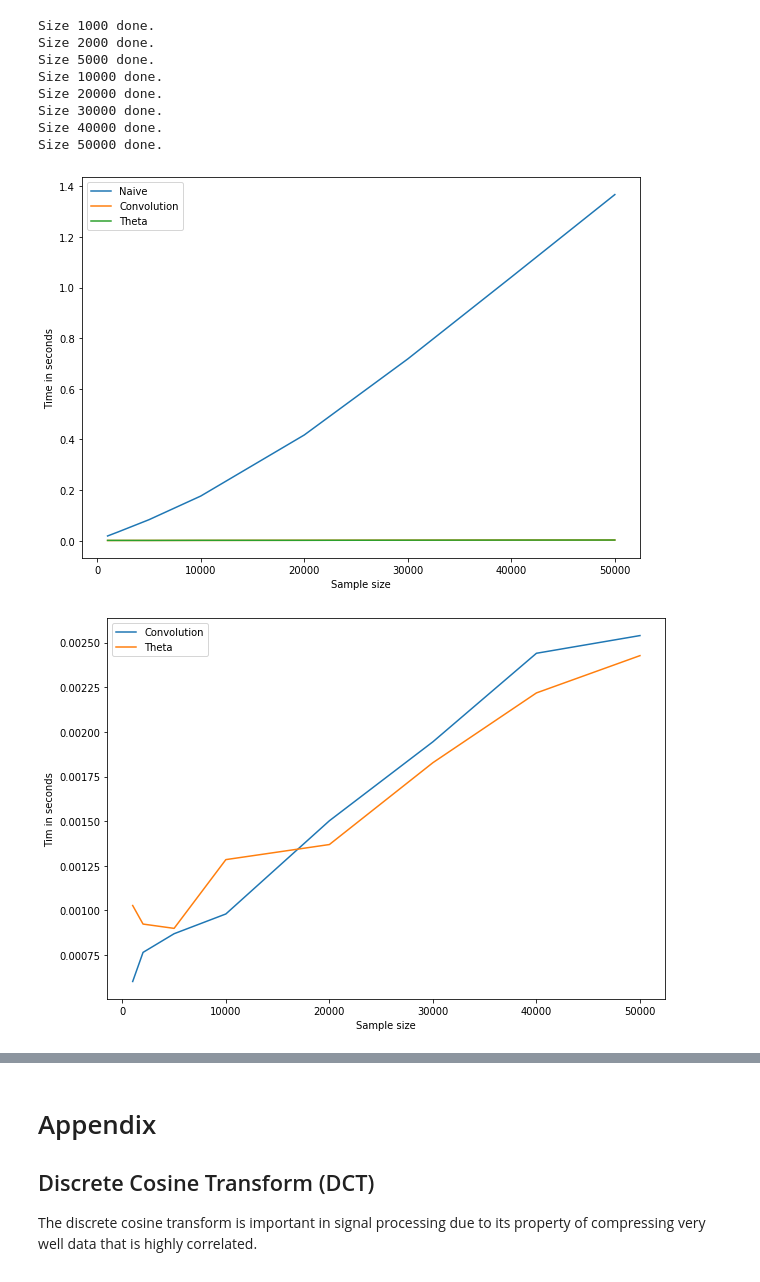
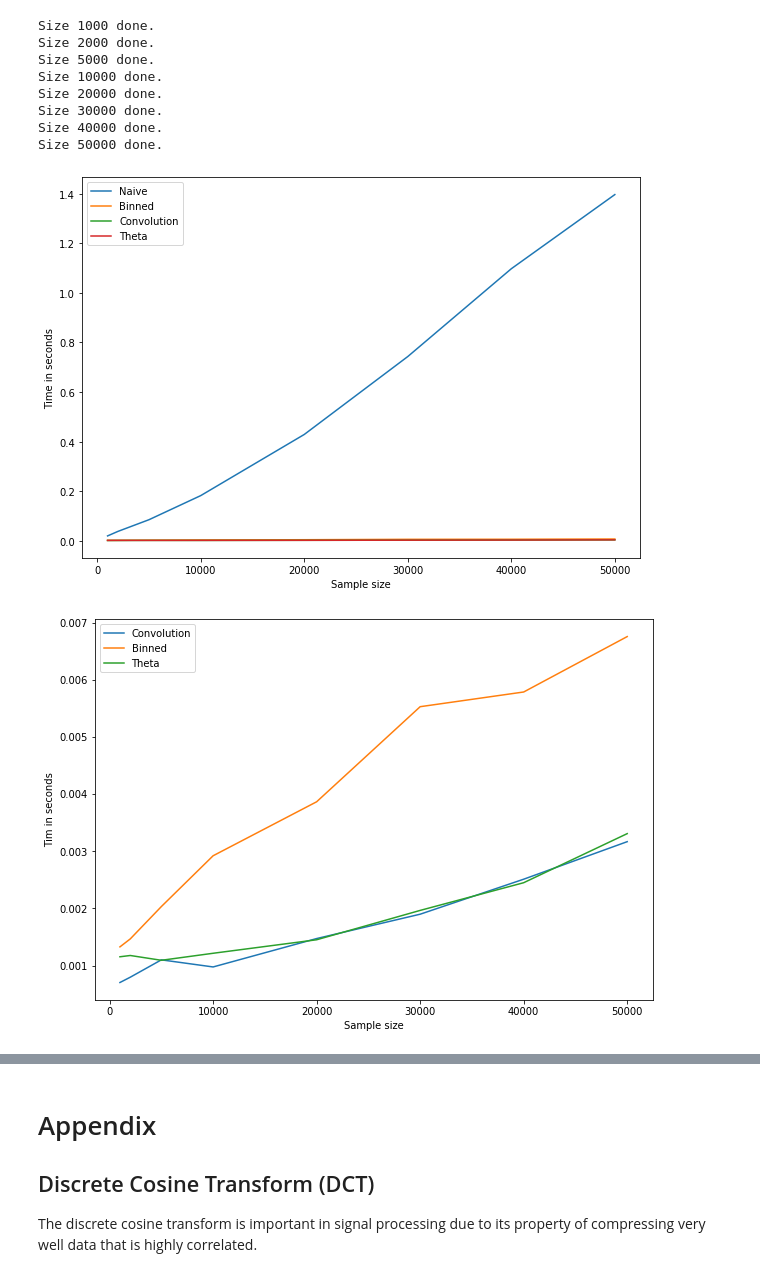
Before and after one commit to tomicapretto/density_estimation, a Jupyter notebook: notebooks/01_gaussian_kde.ipynb, the cells around one changed output, grey strips where cells are left out. Drawn from its saved outputs; the diff is of its cells as text; code cells hidden in the pictures.

Commit message:
Major changes:
* Implemented Gaussian KDE via Binning (without convolution)
* Started creating the definitive functions that are going to be used in simulation

```diff
--- a/notebooks/01_gaussian_kde.ipynb
+++ b/notebooks/01_gaussian_kde.ipynb
@@ -317,0 +318,34 @@ You can find a lot of different resources talking about the advantages of FFT. I
+# %%
+def gaussian_kde_binned(x, h=None, grid_len=256, extend=True):
+
+    # Calculate preliminary values
+    x_len = len(x)
+    x_max = np.max(x)
+    x_min = np.min(x)
+    x_std = np.std(x)
+
+    if grid_len > 500:
+        grid_len = 500
+
+    grid_len = int(grid_len)
+
+    # Set up grid length
+    if extend:
+        grid_min = x_min - 0.5 * x_std
+        grid_max = x_max + 0.5 * x_std
+    else:
+        grid_min = x_min
+        grid_max = x_max
+
+    # Calculate relative frequencies per bin
+    grid_counts, grid = np.histogram(x, bins=grid_len, range=(grid_min, grid_max))
+    grid = (grid[1:]  + grid[:-1]) / 2
+
+    if h is None:
+        s = min(x_std, stats.iqr(x) / 1.34)
+        h = 0.9 * s * x_len ** (-0.2)
+
+    pdf_mat = np.exp(-0.5 * ((grid - grid[:, None]) / h) ** 2) / ((2 * np.pi) ** 0.5 * h) * grid_counts[:, None]
+    pdf = np.sum(pdf_mat, axis=0) / x_len
+
+    return grid, pdf
@@ -660,6 +711,7 @@ np.random.seed(1234)
 sizes = [1000, 2000, 5000, 10000, 20000, 30000, 40000, 50000]
 
 time_naive = []
+time_binned = []
 time_convolution = []
 time_theta = []
 
@@ -669,6 +721,7 @@ for i in range(0, len(sizes)):
     data = stats.norm.rvs(size=int(size))
 
     time_naive.append(iterator(gaussian_kde, data))
+    time_binned.append(iterator(gaussian_kde_binned, data))
     time_convolution.append(iterator(convolution_kde, data))
     time_theta.append(iterator(theta_kde, data))
 
@@ -684,20 +737,21 @@ Size 40000 done.
 Size 50000 done.
 # %%
 plt.plot(sizes, time_naive, label="Naive")
+plt.plot(sizes, time_binned, label="Binned")
 plt.plot(sizes, time_convolution, label="Convolution")
 plt.plot(sizes, time_theta, label="Theta")
 plt.xlabel("Sample size")
 plt.ylabel("Time in seconds")
-
 plt.legend();
 # %% [output]
-[figure, old version]
+[figure, new version]
 # %%
 plt.plot(sizes, time_convolution, label="Convolution")
+plt.plot(sizes, time_binned, label="Binned")
 plt.plot(sizes, time_theta, label="Theta")
 plt.xlabel("Sample size")
 plt.ylabel("Tim in seconds")
 plt.legend();
 # %% [output]
-[figure, old version]
+[figure, new version]
 # %%
```
Also changed, not shown: parts of 7 cells of this notebook, 4 other files.
